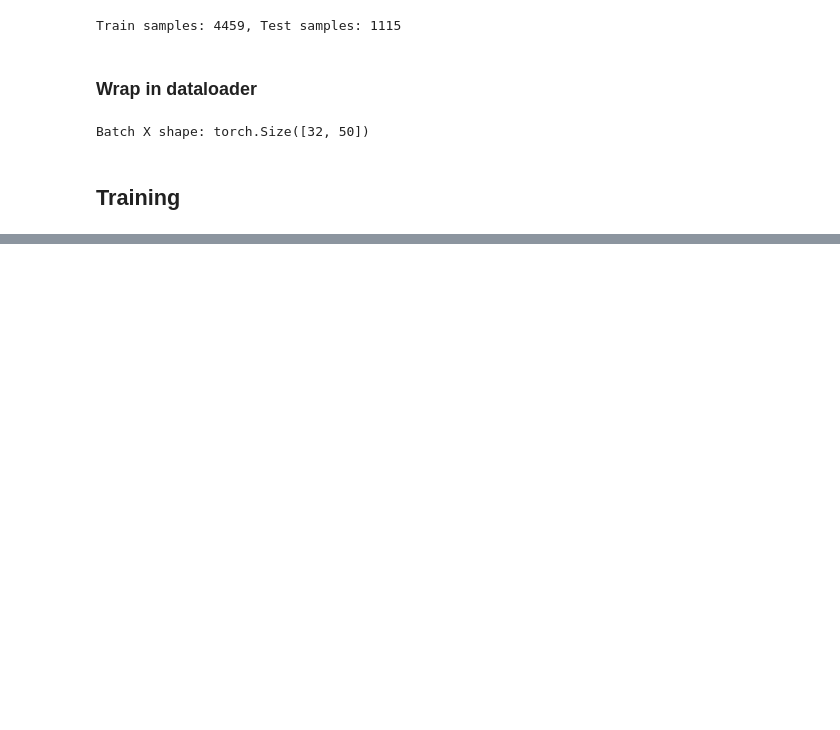
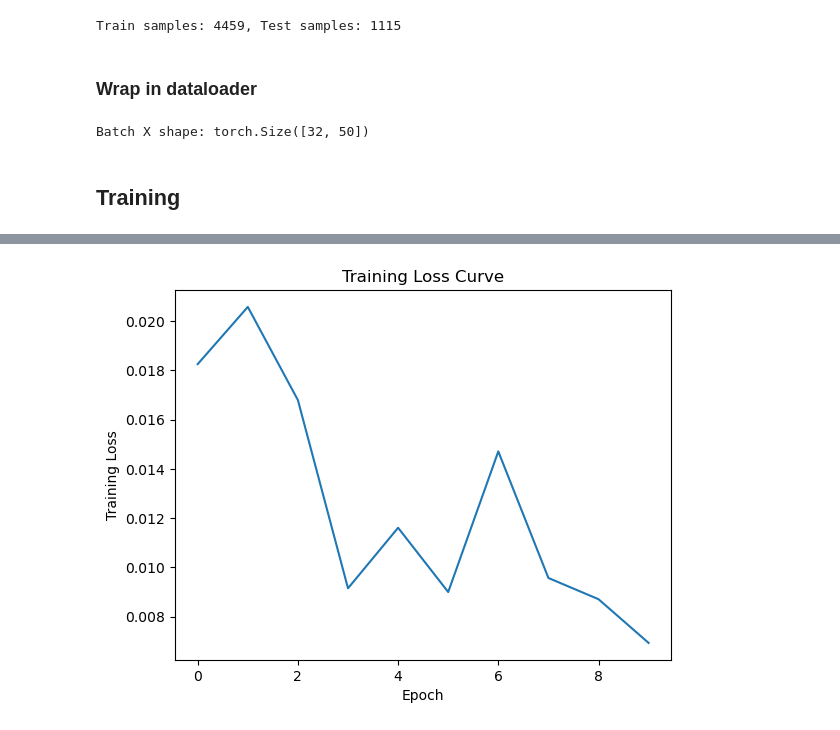
Before and after one commit to NgoHoangNhatMinh/cs3264-project, a Jupyter notebook: Minh/notebooks/scam-guard-lstm.ipynb, the cells around one changed output, grey strips where cells are left out. Saved outputs shown, nothing was run; the diff lists cells and outputs as text; code cells hidden in the pictures; blank space fills up the shorter version.

```diff
--- a/Minh/notebooks/scam-guard-lstm.ipynb
+++ b/Minh/notebooks/scam-guard-lstm.ipynb
@@ -308,0 +353,16 @@ print(f'\tValid Loss: {valid_loss:.3f} | Valid Acc: {valid_acc*100:.2f}%')
+# %%
+train_losses = []
+
+for epoch in range(N_EPOCHS):
+    train_loss, train_acc = train_epoch(model, train_loader, optimizer, criterion, device)
+
+    train_losses.append(train_loss)
+
+    print(f'Epoch {epoch+1}: Loss {train_loss:.3f}')
+
+plt.plot(train_losses)
+plt.xlabel("Epoch")
+plt.ylabel("Training Loss")
+plt.title("Training Loss Curve")
+plt.show()
+# %% [output]
@@ -308,0 +379 @@ print(f'\tValid Loss: {valid_loss:.3f} | Valid Acc: {valid_acc*100:.2f}%')
+[figure, added]
```
Also changed, not shown: parts of 14 cells of this notebook.
